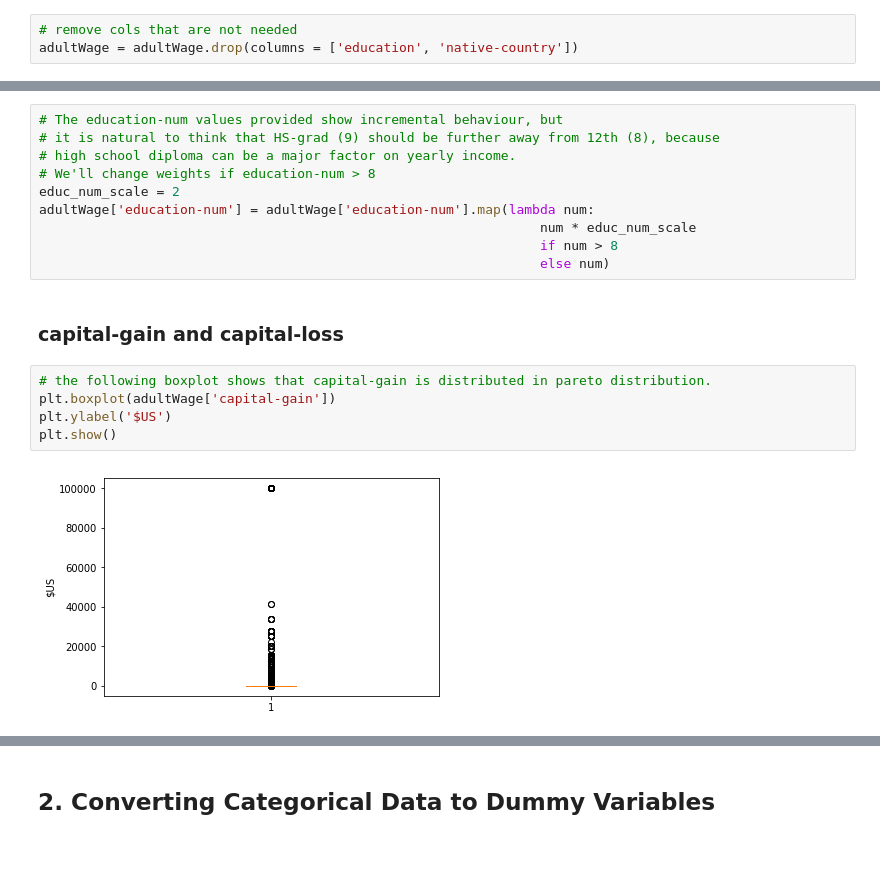
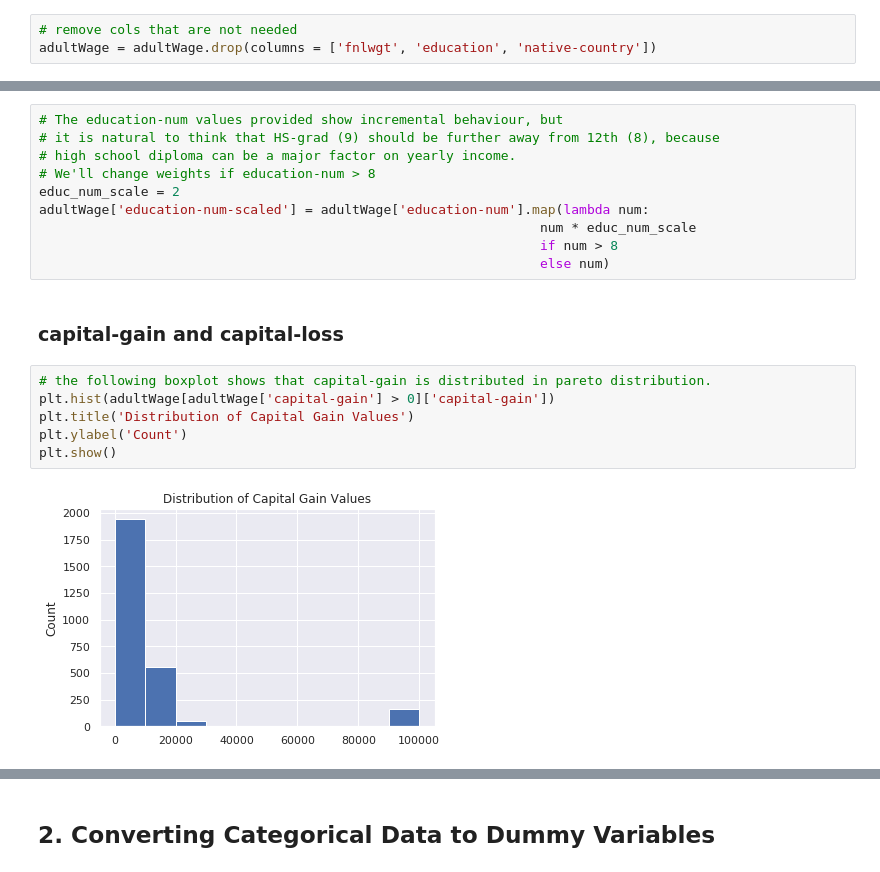
Before and after one commit to j-shim/CMPT353GroupProject, a Jupyter notebook: adult-wage/adult-wage-prediction.ipynb, the cells around one changed output, grey strips where cells are left out. Drawn from its saved outputs; the diff is of its cells as text.

```diff
--- a/adult-wage/adult-wage-prediction.ipynb
+++ b/adult-wage/adult-wage-prediction.ipynb
@@ -42,7 +44,7 @@ adultWage
 32561 rows × 15 columns
 # %%
 # remove cols that are not needed
-adultWage = adultWage.drop(columns = ['education', 'native-country'])
+adultWage = adultWage.drop(columns = ['fnlwgt', 'education', 'native-country'])
 # %% [markdown]
 #  DATA PREPROCESSING
 # %% [markdown]
@@ -70,7 +78,7 @@ plt.show()
 # high school diploma can be a major factor on yearly income.
 # We'll change weights if education-num > 8
 educ_num_scale = 2
-adultWage['education-num'] = adultWage['education-num'].map(lambda num:
+adultWage['education-num-scaled'] = adultWage['education-num'].map(lambda num:
                                                                 num * educ_num_scale
                                                                 if num > 8
                                                                 else num)
@@ -78,10 +86,11 @@ adultWage['education-num'] = adultWage['education-num'].map(lambda num:
 ### capital-gain and capital-loss
 # %%
 # the following boxplot shows that capital-gain is distributed in pareto distribution.
-plt.boxplot(adultWage['capital-gain'])
-plt.ylabel('$US')
+plt.hist(adultWage[adultWage['capital-gain'] > 0]['capital-gain'])
+plt.title('Distribution of Capital Gain Values')
+plt.ylabel('Count')
 plt.show()
 # %% [output]
-[figure, old version]
+[figure, new version]
 # %%
 # log transforming these values would make their Euclidean distances to other features more sensible, which helps some classifiers.
```
Also changed, not shown: parts of 17 cells of this notebook, 5 other files.
